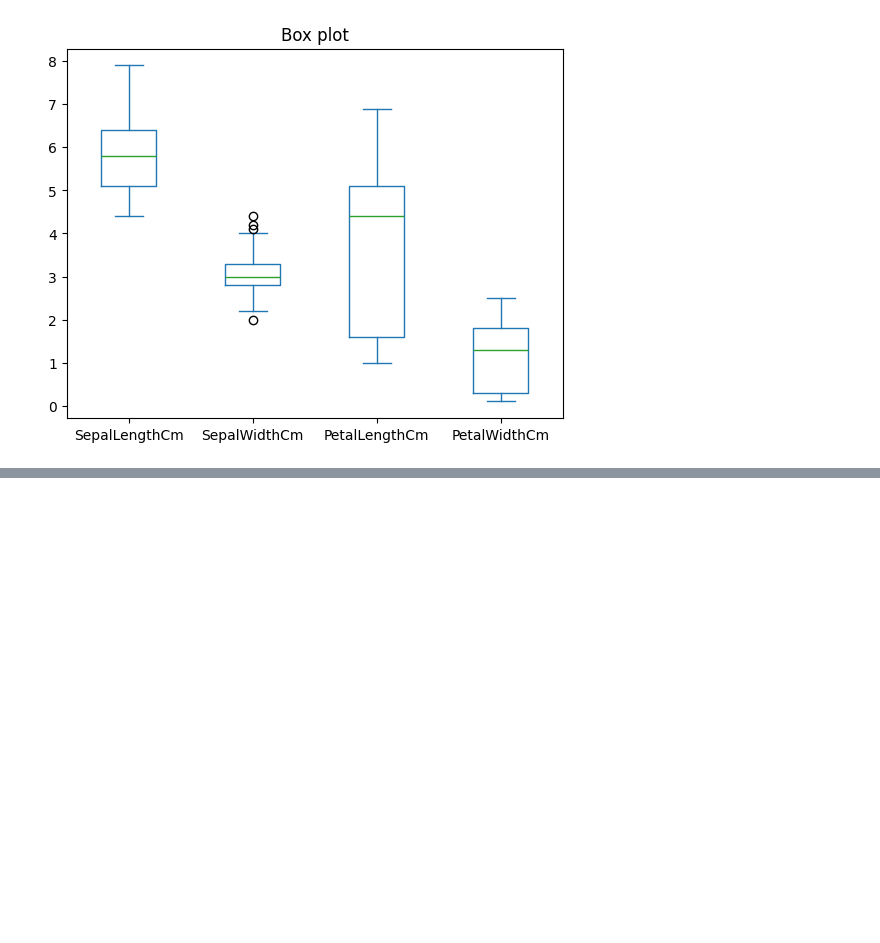
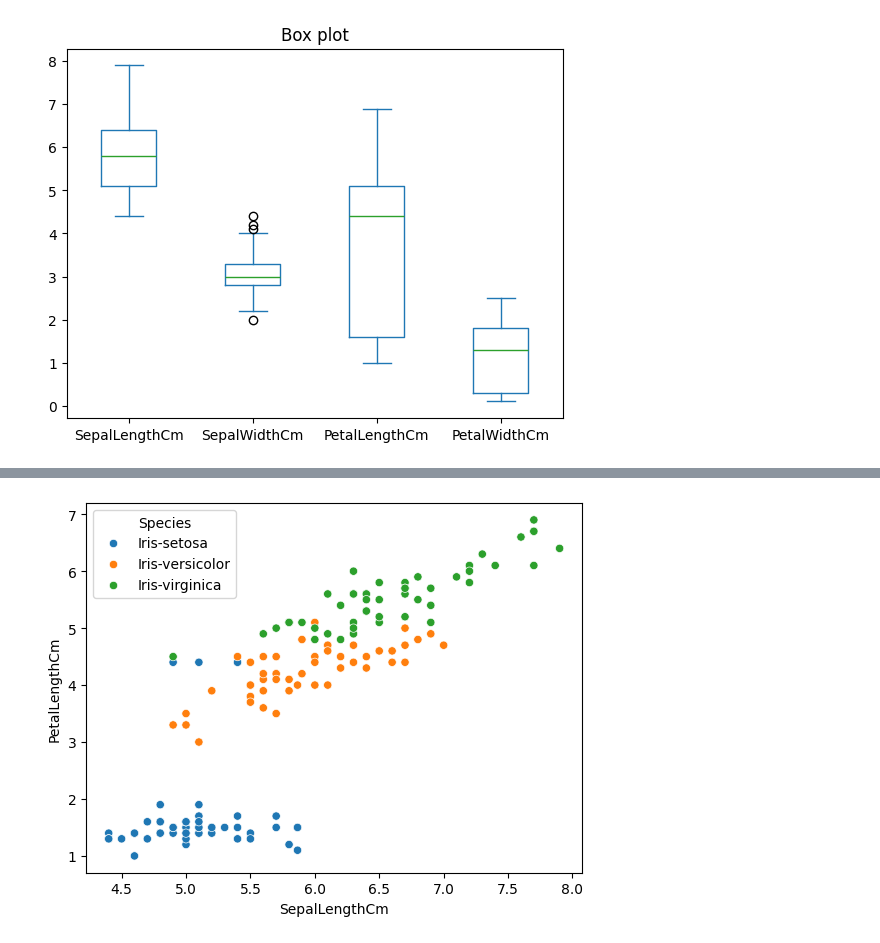
Before and after one commit to bhargavdhanisetti/AIML_NEOSKILLZ, a Jupyter notebook: day_13_.ipynb, the cells around one changed output, grey strips where cells are left out. Cells and saved outputs as stored; diff of their text form; code cells hidden in the pictures; blank space fills up the shorter version.

```diff
--- a/day_13_.ipynb
+++ b/day_13_.ipynb
@@ -188,0 +205,5 @@ plt.show()
+# %%
+sns.scatterplot(x="SepalLengthCm",y="PetalLengthCm", hue="Species", data=data)
+plt.show()
+# %% [output]
+[figure, added]
```
Also changed, not shown: parts of 5 cells of this notebook.
